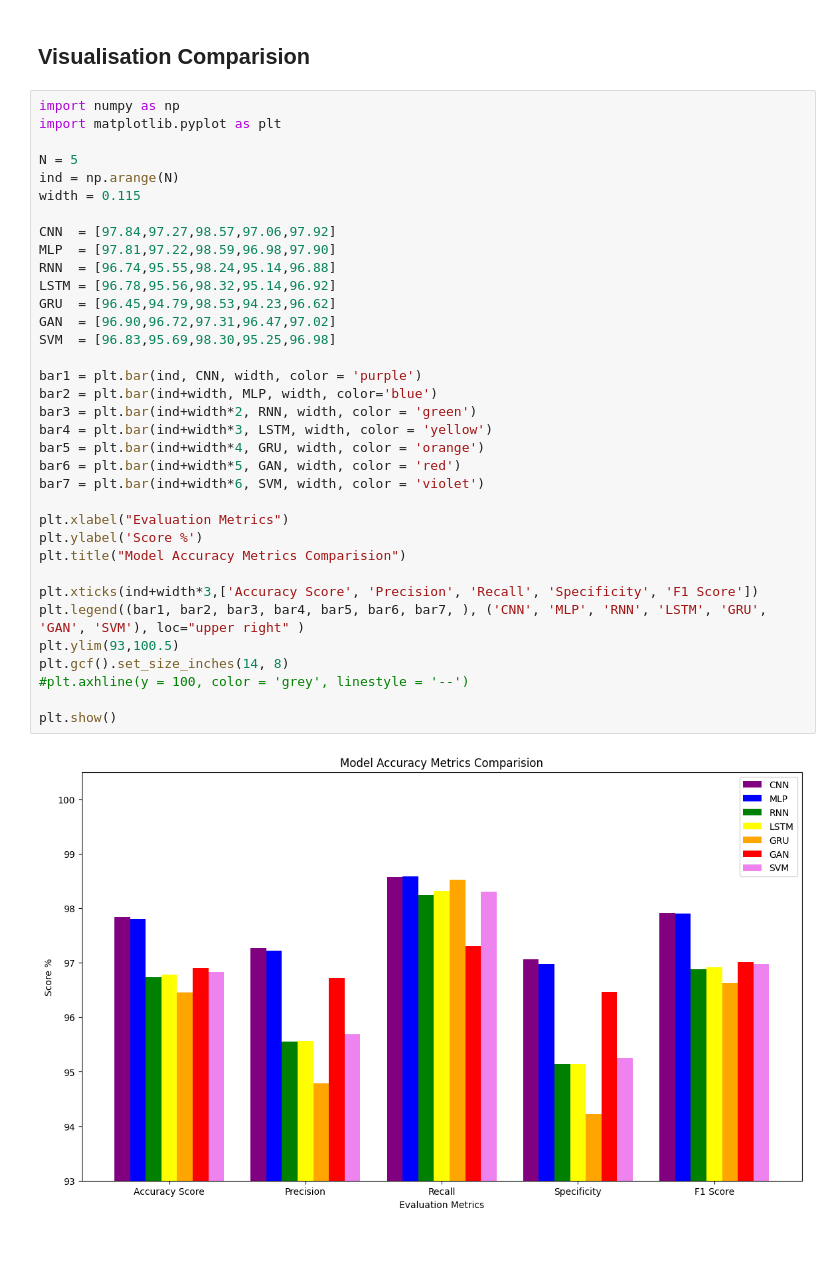
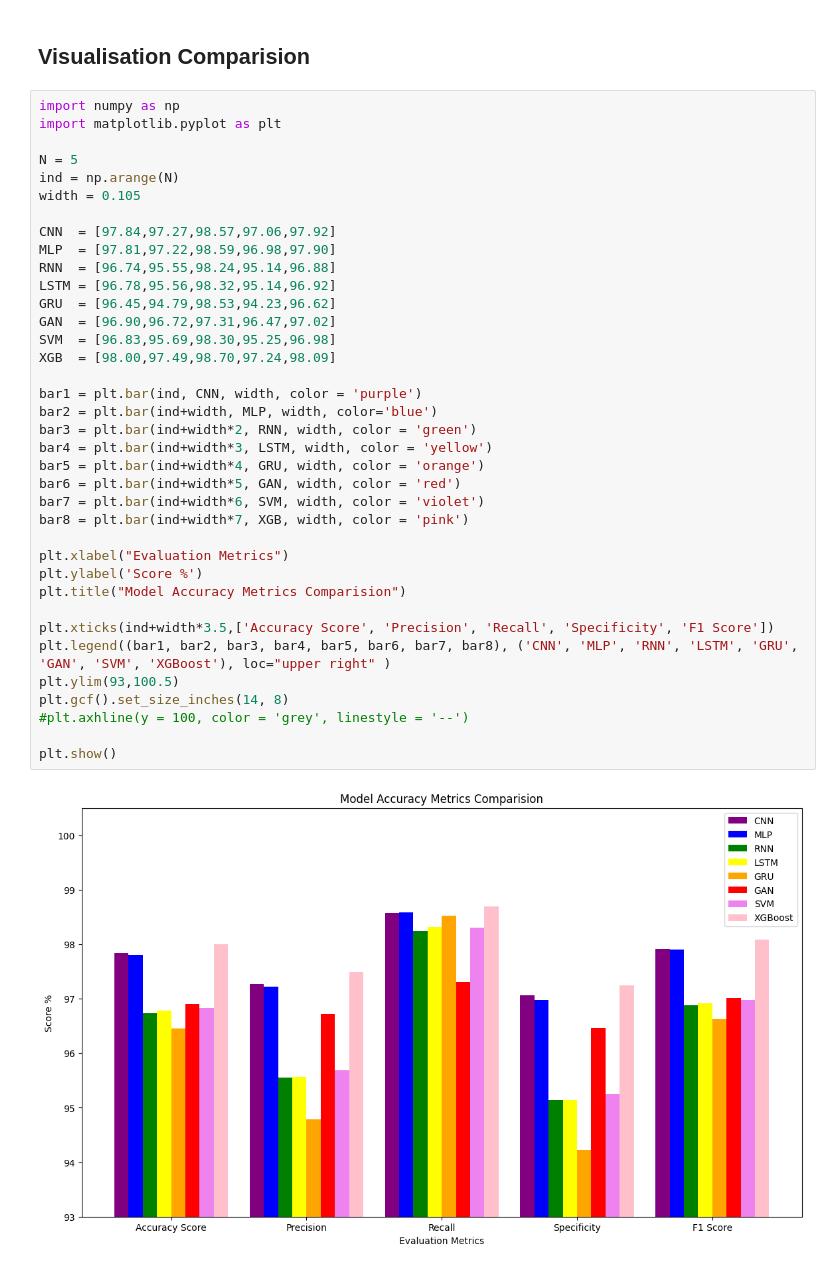
Before and after one commit to dharaneishvc/Intrusion-detection-DL-ML, a Jupyter notebook: NSLKDD_preprocess_8models.ipynb, the cells around one changed output. Drawn from its saved outputs; the diff is of its cells as text.

Commit message:
graph

```diff
--- a/NSLKDD_preprocess_8models.ipynb
+++ b/NSLKDD_preprocess_8models.ipynb
@@ -1318,34 +1318,36 @@ import matplotlib.pyplot as plt
 
 N = 5
 ind = np.arange(N)
-width = 0.115
+width = 0.105
 
 CNN  = [97.84,97.27,98.57,97.06,97.92]
 MLP  = [97.81,97.22,98.59,96.98,97.90]
 RNN  = [96.74,95.55,98.24,95.14,96.88]
 LSTM = [96.78,95.56,98.32,95.14,96.92]
 GRU  = [96.45,94.79,98.53,94.23,96.62]
 GAN  = [96.90,96.72,97.31,96.47,97.02]
 SVM  = [96.83,95.69,98.30,95.25,96.98]
+XGB  = [98.00,97.49,98.70,97.24,98.09]
 
 bar1 = plt.bar(ind, CNN, width, color = 'purple')
 bar2 = plt.bar(ind+width, MLP, width, color='blue')
 bar3 = plt.bar(ind+width*2, RNN, width, color = 'green')
 bar4 = plt.bar(ind+width*3, LSTM, width, color = 'yellow')
 bar5 = plt.bar(ind+width*4, GRU, width, color = 'orange')
 bar6 = plt.bar(ind+width*5, GAN, width, color = 'red')
 bar7 = plt.bar(ind+width*6, SVM, width, color = 'violet')
+bar8 = plt.bar(ind+width*7, XGB, width, color = 'pink')
 
 plt.xlabel("Evaluation Metrics")
 plt.ylabel('Score %')
 plt.title("Model Accuracy Metrics Comparision")
 
-plt.xticks(ind+width*3,['Accuracy Score', 'Precision', 'Recall', 'Specificity', 'F1 Score'])
-plt.legend((bar1, bar2, bar3, bar4, bar5, bar6, bar7, ), ('CNN', 'MLP', 'RNN', 'LSTM', 'GRU', 'GAN', 'SVM'), loc="upper right" )
+plt.xticks(ind+width*3.5,['Accuracy Score', 'Precision', 'Recall', 'Specificity', 'F1 Score'])
+plt.legend((bar1, bar2, bar3, bar4, bar5, bar6, bar7, bar8), ('CNN', 'MLP', 'RNN', 'LSTM', 'GRU', 'GAN', 'SVM', 'XGBoost'), loc="upper right" )
 plt.ylim(93,100.5)
 plt.gcf().set_size_inches(14, 8)
 #plt.axhline(y = 100, color = 'grey', linestyle = '--')
 
 plt.show()
 # %% [output]
-[figure, old version]
+[figure, new version]
```
